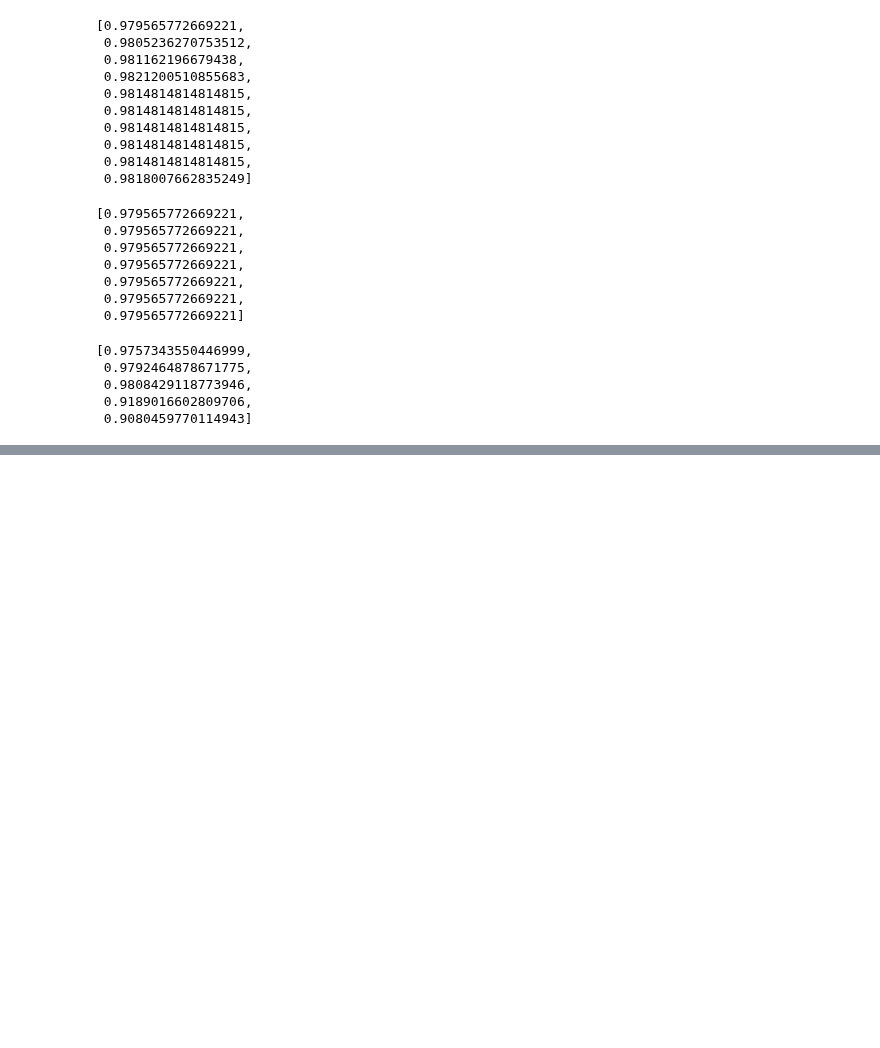
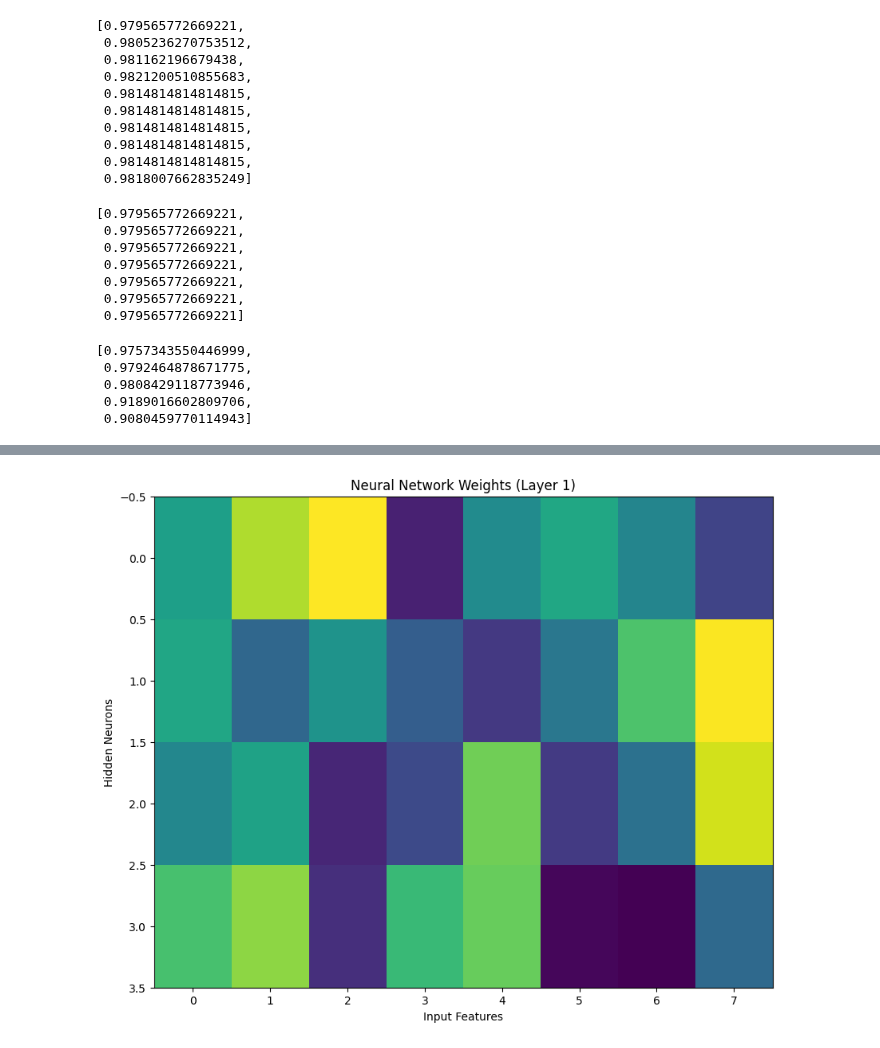
Before and after one commit to ybrenning/ivda, a Jupyter notebook: 04/04-solution.ipynb, the cells around one changed output, grey strips where cells are left out. Cells and saved outputs as stored; diff of their text form; code cells hidden in the pictures; blank space fills up the shorter version.

```diff
--- a/04/04-solution.ipynb
+++ b/04/04-solution.ipynb
@@ -201,0 +212,42 @@ scores
+# %%
+import numpy as np
+import torch
+import torch.nn as nn
+from torchviz import make_dot
+import matplotlib.pyplot as plt
+
+
+class NeuralNetwork(nn.Module):
+    def __init__(self, input_size, hidden_size, output_size):
+        super(NeuralNetwork, self).__init__()
+        self.layer1 = nn.Linear(input_size, hidden_size)
+        self.layer2 = nn.Linear(hidden_size, output_size)
+
+    def forward(self, x):
+        x = torch.relu(self.layer1(x))
+        x = torch.relu(self.layer2(x))
+        return x
+
+# Create an instance of the neural network
+input_size = 8
+hidden_size = 4
+output_size = 1
+model = NeuralNetwork(input_size, hidden_size, output_size)
+
+# Visualize the computation graph (topology)
+x = torch.from_numpy(X_train.astype(np.float32))
+#make_dot(y, params=dict(model.named_parameters())).render("model_topology", format="png")
+dot = make_dot(model(x), params=dict(model.named_parameters()))
+dot.render("neural_network_topology", format="png", cleanup=True)
+
+# Visualize the weights of the first layer
+weights_layer1 = model.layer1.weight.detach().numpy()
+
+fig, ax = plt.subplots(figsize=(10, 8))
+ax.imshow(weights_layer1, cmap='viridis', aspect='auto')
+ax.set_title('Neural Network Weights (Layer 1)')
+ax.set_xlabel('Input Features')
+ax.set_ylabel('Hidden Neurons')
+plt.show()
+# %% [output]
+[figure, added]
```
Also changed, not shown: parts of 20 cells of this notebook.
